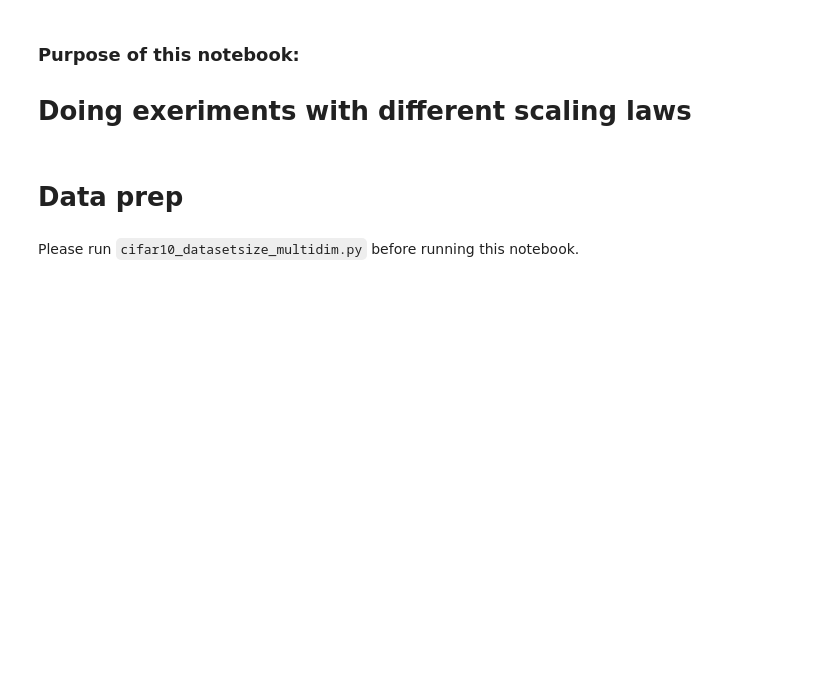
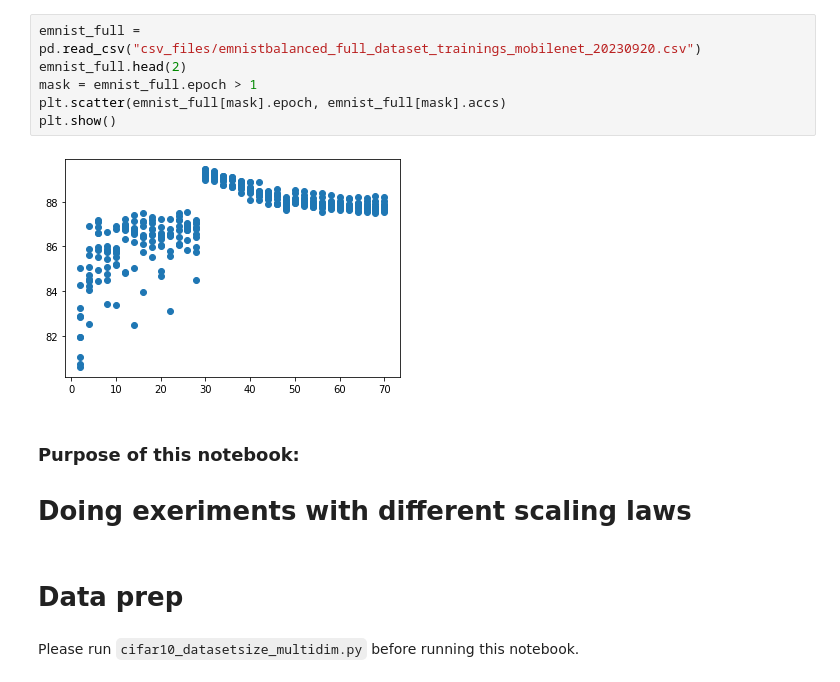
Before and after one commit to tmuehlen80/training_dataset_size_per_class, a Jupyter notebook: notebooks/exerimental.ipynb, the cells around one changed output. Saved outputs shown, nothing was run; the diff lists cells and outputs as text; blank space fills up the shorter version.

```diff
--- a/notebooks/exerimental.ipynb
+++ b/notebooks/exerimental.ipynb
@@ -36,3 +43,11 @@ spec_plotting_printing.loader.exec_module(plotting_printing)
+# %%
+emnist_full = pd.read_csv("csv_files/emnistbalanced_full_dataset_trainings_mobilenet_20230920.csv")
+emnist_full.head(2)
+mask = emnist_full.epoch > 1
+plt.scatter(emnist_full[mask].epoch, emnist_full[mask].accs)
+plt.show()
+# %% [output]
+[figure, added]
 # %% [markdown]
 ### Purpose of this notebook:
 
```
Also changed, not shown: parts of 4 cells of this notebook, 20 other files.
